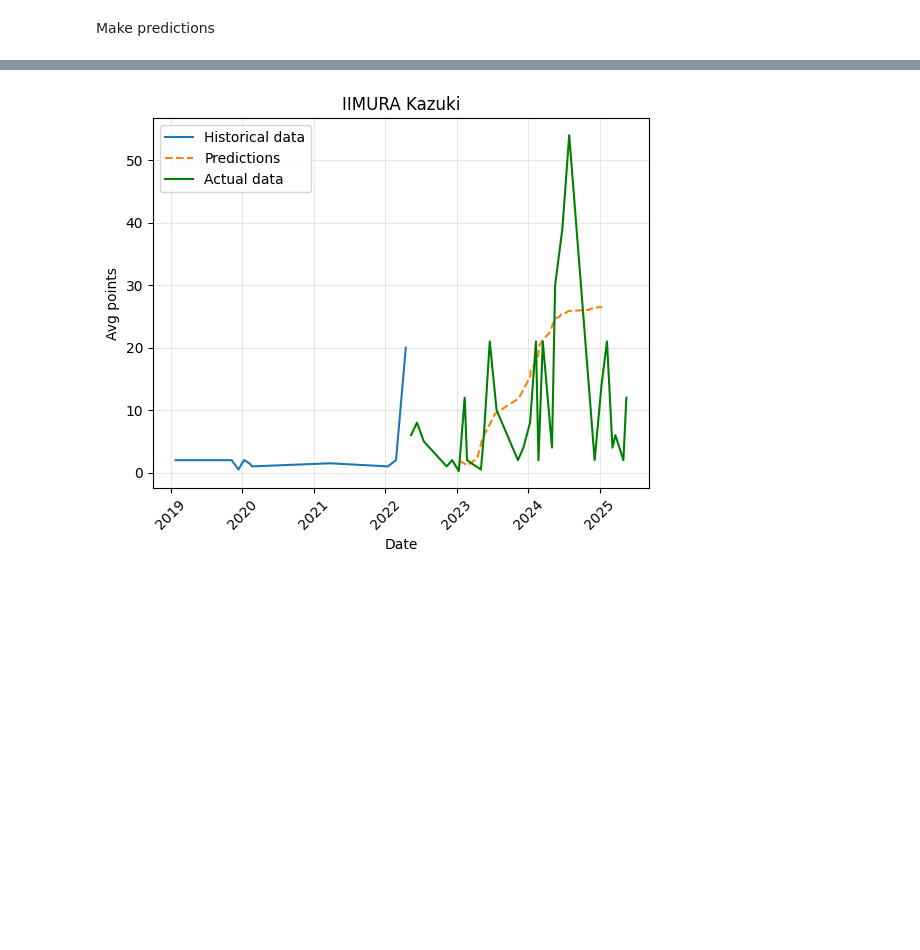
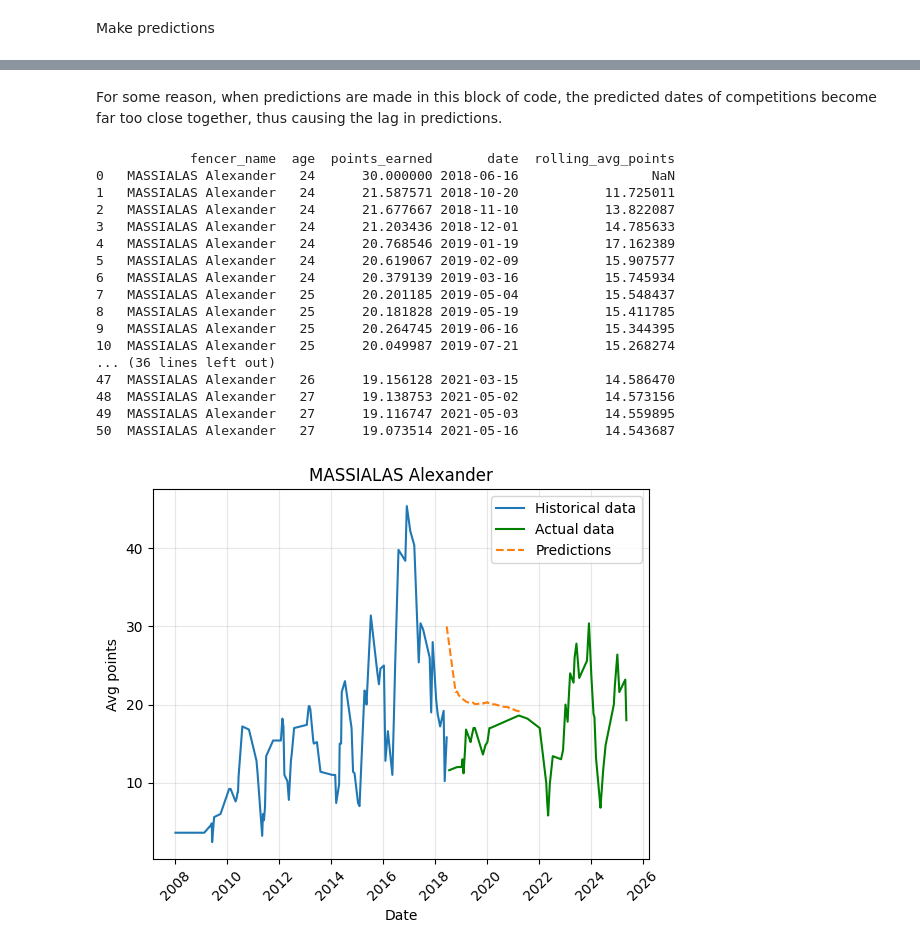
Before and after one commit to JoeL-8883/Fencing-Score-Predictor, a Jupyter notebook: predict_LSTM.ipynb, the cells around one changed output, grey strips where cells are left out. Drawn from its saved outputs; the diff is of its cells as text; code cells hidden in the pictures; blank space fills up the shorter version.

Commit message:
Fixed rolling average calculation for points

```diff
--- a/predict_LSTM.ipynb
+++ b/predict_LSTM.ipynb
@@ -79,8 +82,9 @@ rolling_std = df['rolling_avg_points'].std()
 df['rolling_avg_normalised'] = (df['rolling_avg_points'] - rolling_mean) / rolling_std
 # %%
 '''Visualise data for a fencer'''
-fencer_name = 'CHEUNG Ka Long'
+fencer_name = 'IIMURA Kazuki'
 fencer_df = df[df['fencer_name'] == fencer_name]
+fencer_df.to_csv('fencing_data.csv', index=False)
 
 plt.xlabel('Date')
 plt.ylabel('Avg points')
@@ -342,12 +346,12 @@ Make predictions
 # %%
 # Get the next competition date based on the date of the next event from the season before
 # Fencing competitions are held within days of each other in previous seasons so this assumption is valid
-def get_next_comp_date(pred_df, nationality,date_df=None):
+def get_next_comp_date(pred_df, nationality, date_df=None):
   '''
     Predict the next date of the fencing competiton based on when competitions were held the previous season
 
     Args:
-      pred_df: the dataframe of predictions
+      pred_df: the dataframe of predicted data
       nationality: the nationality of the fencer to predict for
       date_df: a dataframe of the dates of all competitions past and predicted
 
@@ -436,6 +440,7 @@ def forecast(model, fencer_df, num_predictions, tail_length=15):
       # Features for next prediction
       last_comp_date = pred_df.iloc[-1]['date']
       nationality = fencer_df.iloc[-1]['nationality']
+      print(pred_df, date_df)
       next_comp_date_pred, date_df = get_next_comp_date(pred_df, nationality, date_df)
       dob = fencer_df.iloc[-1]['dob']
       next_age = int((next_comp_date_pred - pd.to_datetime(dob)).days / 365.25)
@@ -471,6 +476,7 @@ def forecast(model, fencer_df, num_predictions, tail_length=15):
           'fencer_name': fencer_df.iloc[-1]['fencer_name'],
           'age': next_age,
           'points_earned': predicted_points,
+          'rolling_avg_points': predicted_rolling_avg,
           'date': pd.to_datetime(next_comp_date_pred)
       })
       pred_df = pd.concat([pred_df, pd.DataFrame([new_row])], ignore_index=True)
@@ -478,13 +484,14 @@ def forecast(model, fencer_df, num_predictions, tail_length=15):
   return pred_df.sort_values(by='date')
 # %%
 ### Make predictions
-fencer_name = 'IIMURA Kazuki'
-num_predictions = 50
-
+fencer_name = 'MASSIALAS Alexander'
+num_predictions = 30
 
 fencer_df = df[df['fencer_name'] == fencer_name]
 if fencer_df.empty:
   print(f'No data found for {fencer_name}')
 else:
   tail_length = len(fencer_df)
-  predictions = forecast(model, fencer_df, num_predictions)[1:] # df storing name, points and date
+  predictions = forecast(model, fencer_df, num_predictions) # df storing name, points and date
+
+print(predictions)
@@ -527,27 +532,47 @@ Name: rolling_avg_points, dtype: float64
+# %% [markdown]
+For some reason, when predictions are made in this block of code, the predicted dates of competitions become far too close together, thus causing the lag in predictions.
 # %%
 ### Compare predictions to actual data
-num_predictions = 30
+num_predictions = 50
 cut_df = fencer_df[:-num_predictions]
 df_cut_data = fencer_df[-num_predictions:]
 
-fencer_points = fencer_df['points_earned'].rolling(window=10).mean()
+fencer_points = fencer_df['rolling_avg_points']
+tail_length = len(cut_df)
+predictions = forecast(model, cut_df, num_predictions)
 
-tail_length = len(cut_df)
-predictions = forecast(model, cut_df, num_predictions)[1:]
+print(predictions)
 
 plt.xlabel('Date')
 plt.ylabel('Avg points')
 plt.grid(True, alpha=0.3)
 
-fencer_points = cut_df['points_earned']
-cut_fencer_points = df_cut_data['points_earned']
+fencer_points = cut_df['rolling_avg_points']
+cut_fencer_points = df_cut_data['rolling_avg_points']
 
 plt.plot(cut_df['date'], fencer_points, label='Historical data')
+plt.plot(df_cut_data['date'], cut_fencer_points, label='Actual data', color='g')
 plt.plot(predictions['date'], predictions['points_earned'], linestyle='--', label='Predictions')
-plt.plot(df_cut_data['date'], cut_fencer_points, label='Actual data', color='g')
 plt.legend()
 plt.title(fencer_name)
 plt.xticks(rotation=45) # Rotate x-axis labels
 plt.show()
 # %% [output]
+            fencer_name  age  points_earned       date  rolling_avg_points
+0   MASSIALAS Alexander   24      30.000000 2018-06-16                 NaN
+1   MASSIALAS Alexander   24      21.587571 2018-10-20           11.725011
+2   MASSIALAS Alexander   24      21.677667 2018-11-10           13.822087
+3   MASSIALAS Alexander   24      21.203436 2018-12-01           14.785633
+4   MASSIALAS Alexander   24      20.768546 2019-01-19           17.162389
+5   MASSIALAS Alexander   24      20.619067 2019-02-09           15.907577
+6   MASSIALAS Alexander   24      20.379139 2019-03-16           15.745934
+7   MASSIALAS Alexander   25      20.201185 2019-05-04           15.548437
+8   MASSIALAS Alexander   25      20.181828 2019-05-19           15.411785
+9   MASSIALAS Alexander   25      20.264745 2019-06-16           15.344395
+10  MASSIALAS Alexander   25      20.049987 2019-07-21           15.268274
+... (36 lines left out)
+47  MASSIALAS Alexander   26      19.156128 2021-03-15           14.586470
+48  MASSIALAS Alexander   27      19.138753 2021-05-02           14.573156
+49  MASSIALAS Alexander   27      19.116747 2021-05-03           14.559895
+50  MASSIALAS Alexander   27      19.073514 2021-05-16           14.543687
-[figure, old version]
+[figure, new version]
```
Also changed, not shown: parts of 9 cells of this notebook.
